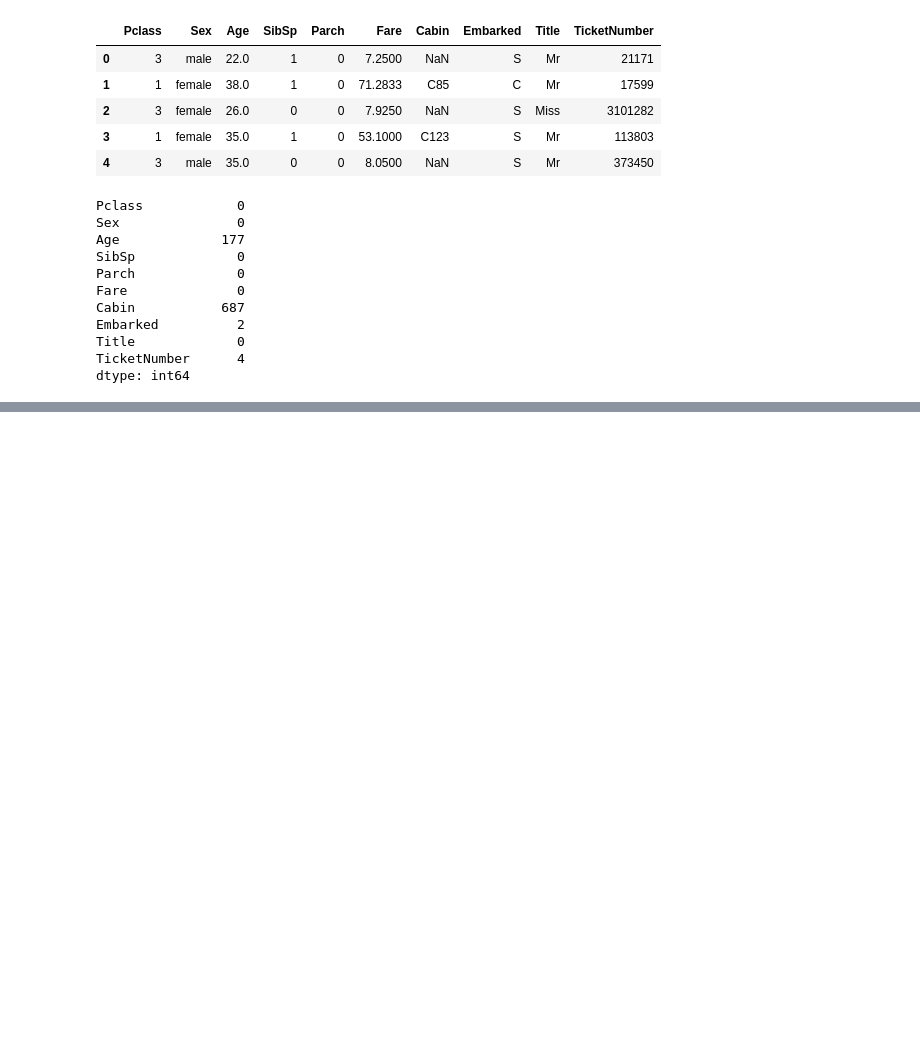
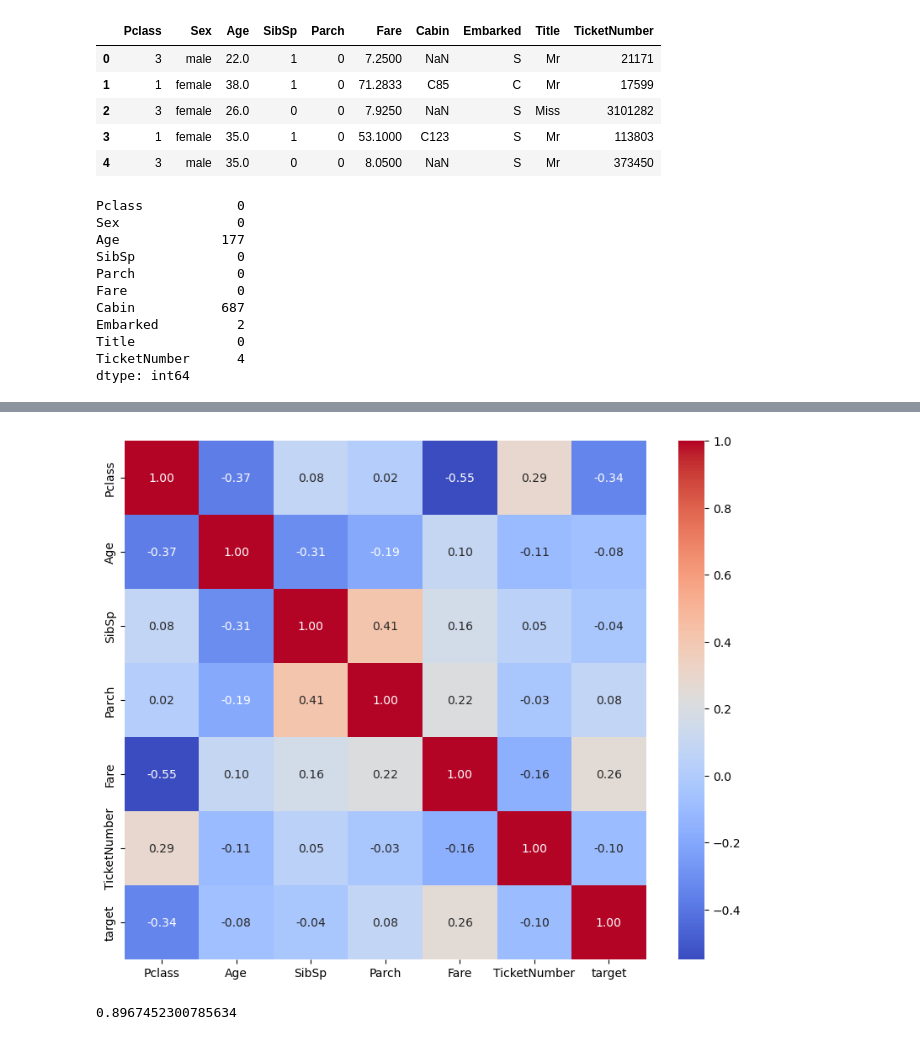
Before and after one commit to Szymx0504/KaggleProjects, a Jupyter notebook: titanic/project.ipynb, the cells around one changed output, grey strips where cells are left out. Cells and saved outputs as stored; diff of their text form; code cells hidden in the pictures; blank space fills up the shorter version.

```diff
--- a/titanic/project.ipynb
+++ b/titanic/project.ipynb
@@ -363,8 +345,8 @@ dtype: int64
 # %%
 from pandas.api.types import is_numeric_dtype
 
-num_features = [feature for feature in X.columns if is_numeric_dtype(X[feature])]
-cat_features = [feature for feature in X.columns if not is_numeric_dtype(X[feature])]
+num_features = [feature for feature in X_train.columns if is_numeric_dtype(X_train[feature])]
+cat_features = [feature for feature in X_train.columns if not is_numeric_dtype(X_train[feature])]
 
 preprocessor = ColumnTransformer([
     ("num", SimpleImputer(strategy="median"), num_features),
@@ -376,10 +358,14 @@ pipeline = Pipeline([
     ("clf", RandomForestClassifier(random_state=42))
 ])
 # %%
+%%time
+
 params = {
     "preprocessor__num__strategy": ["median", "mean"],
-    "clf__n_estimators": [50, 100, 150],
-    "clf__max_depth": [None, 5, 10]
+    "clf__n_estimators": [50, 100, 200],
+    "clf__max_depth": [None, 5, 10],
+    'clf__min_samples_split': [2, 5, 10],
+    'clf__min_samples_leaf': [1, 2, 4],
 }
 
 gs_rf = GridSearchCV(
@@ -422,0 +495,13 @@ np.float64(0.8338899001945892)
+# %%
+import seaborn as sns
+
+df = X_train.select_dtypes(include=np.number).copy()
+df["target"] = y_train
+
+corr_matrix = df.corr()
+
+plt.figure(figsize=(10, 8))
+sns.heatmap(corr_matrix, annot=True, fmt=".2f", cmap="coolwarm")
+plt.show()
+# %% [output]
+[figure, added]
@@ -422,0 +510,7 @@ np.float64(0.8338899001945892)
+# %%
+from sklearn.metrics import accuracy_score
+
+accuracy = accuracy_score(y_train, y_preds)
+accuracy
+# %% [output]
+0.8967452300785634
```
Also changed, not shown: parts of 18 cells of this notebook.
